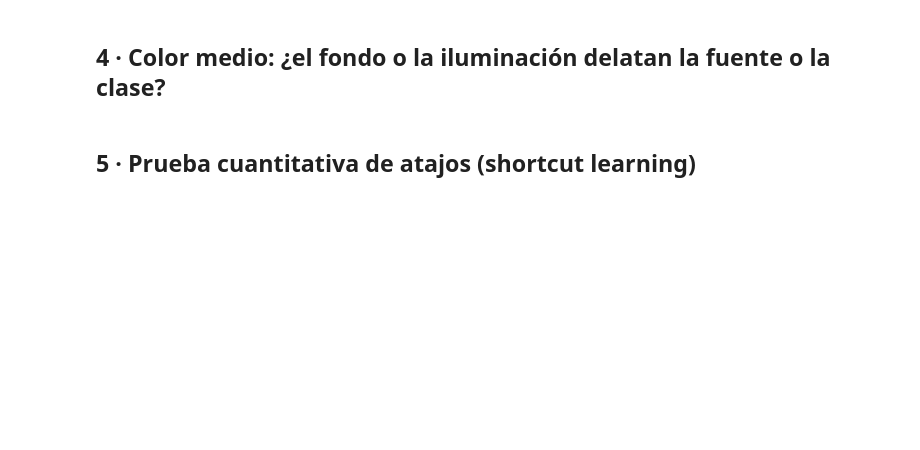
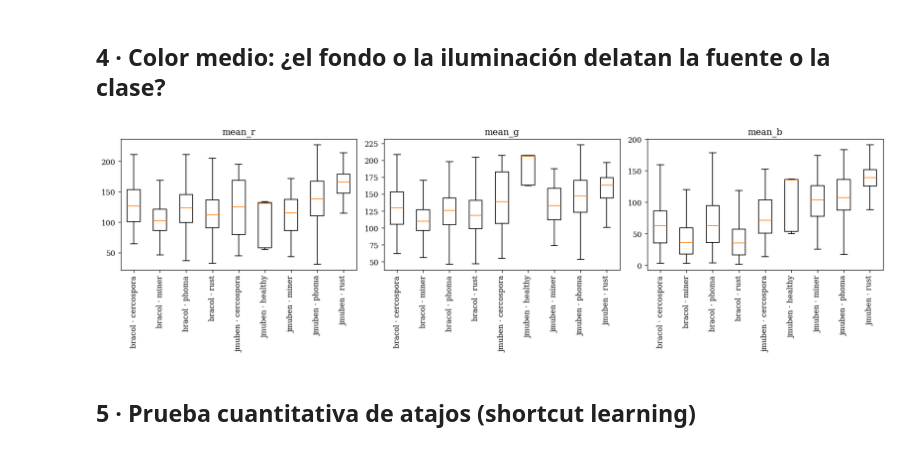
Before and after one commit to Nicox4565/proyecto-ia-cafe, a Jupyter notebook: notebooks/02_eda.ipynb, the cells around one changed output. Cells and saved outputs as stored; diff of their text form; code cells hidden in the pictures; blank space fills up the shorter version.

```diff
--- a/notebooks/02_eda.ipynb
+++ b/notebooks/02_eda.ipynb
@@ -101,25 +140,31 @@ display(res)
 # %% [markdown]
 ## 4 · Color medio: ¿el fondo o la iluminación delatan la fuente o la clase?
 # %%
-# Color medio (miniatura 32x32) por muestra; se guarda en caché para no recalcular
+from concurrent.futures import ThreadPoolExecutor
+from tqdm.auto import tqdm
+
 COLF = f"{P['results']}/eda_color.csv"
 if os.path.exists(COLF):
     col = pd.read_csv(COLF)
 else:
     def mean_rgb(p):
         with Image.open(p) as im:
             return np.asarray(im.convert('RGB').resize((32, 32)), dtype=np.float32).reshape(-1, 3).mean(0)
-    col = pd.DataFrame([mean_rgb(p) for p in man.path], columns=['mean_r', 'mean_g', 'mean_b'])
+    with ThreadPoolExecutor(max_workers=16) as ex:
+        feats = list(tqdm(ex.map(mean_rgb, man.path), total=len(man)))
+    col = pd.DataFrame(feats, columns=['mean_r', 'mean_g', 'mean_b'])
     col['path'] = man.path.values
     col.to_csv(COLF, index=False)
 man = man.merge(col, on='path', how='left')
 assert man[['mean_r', 'mean_g', 'mean_b']].notna().all().all()
 
 fig, ax = plt.subplots(1, 3, figsize=(15, 4.5))
 for k, ch in enumerate(['mean_r', 'mean_g', 'mean_b']):
     ax[k].boxplot([man.loc[man.grupo == g, ch] for g in orden], labels=orden, showfliers=False)
     ax[k].set_title(ch); ax[k].tick_params(axis='x', rotation=90)
 plt.tight_layout(); plt.savefig(f"{P['figures']}/eda_color_medio.png", dpi=300); plt.show()
+# %% [output]
+[figure, added]
 # %% [markdown]
 ## 5 · Prueba cuantitativa de atajos (shortcut learning)
 # %%
```
Also changed, not shown: parts of 7 cells of this notebook, 4 other files.
